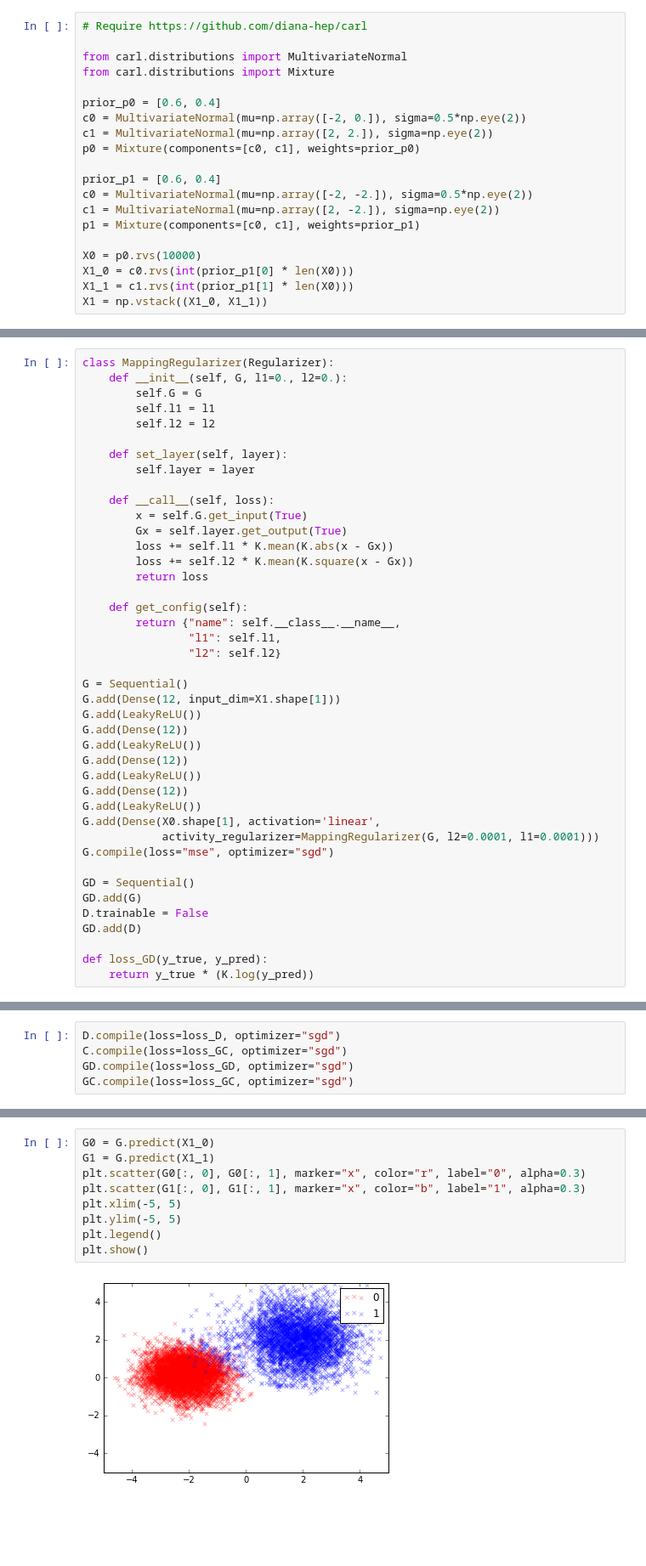
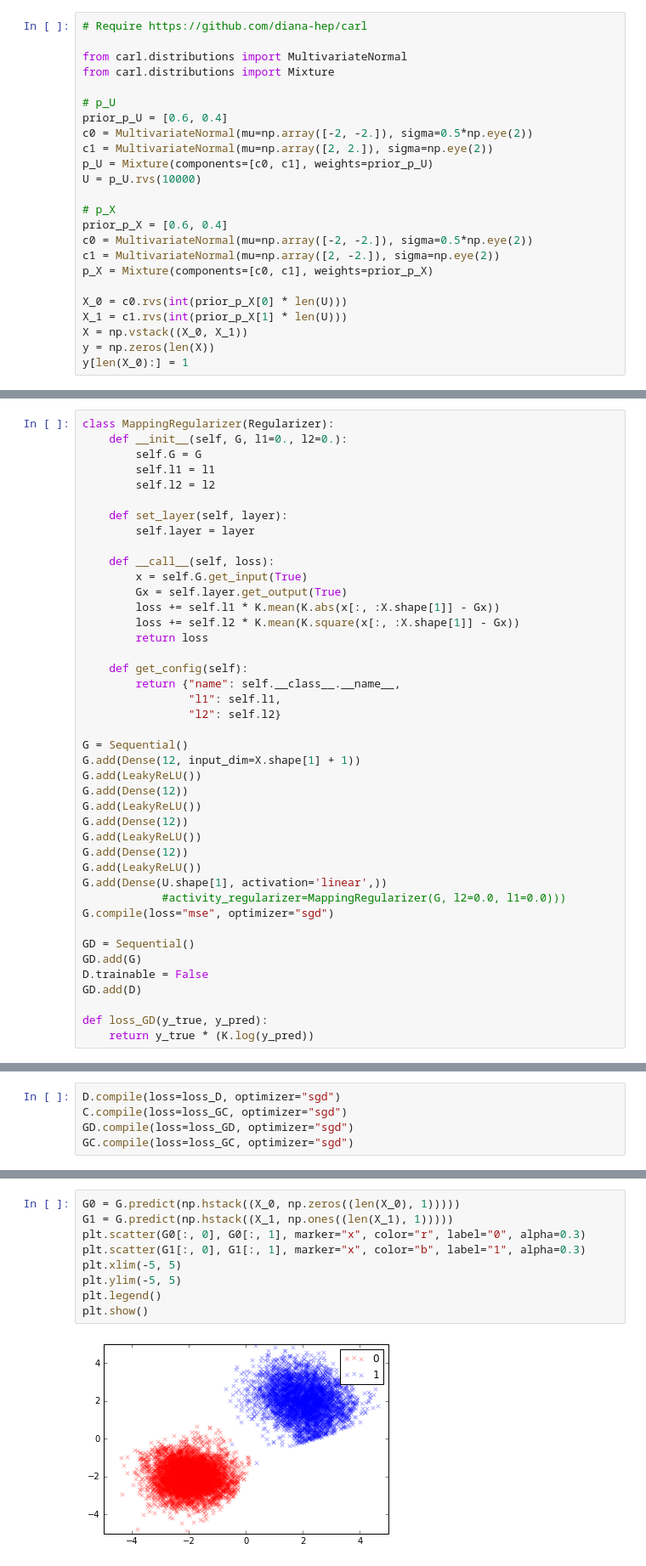
Before and after one commit to ankitshah009/paper-learning-to-transfer-adversarial-networks, a Jupyter notebook: code/Transformer networks.ipynb, the cells around one changed output, grey strips where cells are left out. Shown at 85% size. Saved outputs shown, nothing was run; the diff lists cells and outputs as text; blank space fills up the shorter version.

```diff
--- a/code/Transformer networks.ipynb
+++ b/code/Transformer networks.ipynb
@@ -13,20 +14,24 @@ import numpy as np
 from carl.distributions import MultivariateNormal
 from carl.distributions import Mixture
 
-prior_p0 = [0.6, 0.4]
-c0 = MultivariateNormal(mu=np.array([-2, 0.]), sigma=0.5*np.eye(2))
+# p_U
+prior_p_U = [0.6, 0.4]
+c0 = MultivariateNormal(mu=np.array([-2, -2.]), sigma=0.5*np.eye(2))
 c1 = MultivariateNormal(mu=np.array([2, 2.]), sigma=np.eye(2))
-p0 = Mixture(components=[c0, c1], weights=prior_p0)
+p_U = Mixture(components=[c0, c1], weights=prior_p_U)
+U = p_U.rvs(10000)
 
-prior_p1 = [0.6, 0.4]
+# p_X
+prior_p_X = [0.6, 0.4]
 c0 = MultivariateNormal(mu=np.array([-2, -2.]), sigma=0.5*np.eye(2))
 c1 = MultivariateNormal(mu=np.array([2, -2.]), sigma=np.eye(2))
-p1 = Mixture(components=[c0, c1], weights=prior_p1)
+p_X = Mixture(components=[c0, c1], weights=prior_p_X)
 
-X0 = p0.rvs(10000)
-X1_0 = c0.rvs(int(prior_p1[0] * len(X0)))
-X1_1 = c1.rvs(int(prior_p1[1] * len(X0)))
-X1 = np.vstack((X1_0, X1_1))
+X_0 = c0.rvs(int(prior_p_X[0] * len(U)))
+X_1 = c1.rvs(int(prior_p_X[1] * len(U)))
+X = np.vstack((X_0, X_1))
+y = np.zeros(len(X))
+y[len(X_0):] = 1
 # %%
 import keras.backend as K
 from keras.callbacks import Callback
@@ -70,8 +75,8 @@ class MappingRegularizer(Regularizer):
     def __call__(self, loss):
         x = self.G.get_input(True)
         Gx = self.layer.get_output(True)
-        loss += self.l1 * K.mean(K.abs(x - Gx))
-        loss += self.l2 * K.mean(K.square(x - Gx))
+        loss += self.l1 * K.mean(K.abs(x[:, :X.shape[1]] - Gx))
+        loss += self.l2 * K.mean(K.square(x[:, :X.shape[1]] - Gx))
         return loss
 
     def get_config(self):
@@ -80,7 +85,7 @@ class MappingRegularizer(Regularizer):
                 "l2": self.l2}
 
 G = Sequential()
-G.add(Dense(12, input_dim=X1.shape[1]))
+G.add(Dense(12, input_dim=X.shape[1] + 1))
 G.add(LeakyReLU())
 G.add(Dense(12))
 G.add(LeakyReLU())
@@ -88,8 +93,8 @@ G.add(Dense(12))
 G.add(LeakyReLU())
 G.add(Dense(12))
 G.add(LeakyReLU())
-G.add(Dense(X0.shape[1], activation='linear',
-            activity_regularizer=MappingRegularizer(G, l2=0.0001, l1=0.0001)))
+G.add(Dense(U.shape[1], activation='linear',))
+            #activity_regularizer=MappingRegularizer(G, l2=0.0, l1=0.0)))
 G.compile(loss="mse", optimizer="sgd")
 
 GD = Sequential()
@@ -243,13 +269,13 @@ plot_transform(G, X0, X1)
 # %%
-G0 = G.predict(X1_0)
-G1 = G.predict(X1_1)
+G0 = G.predict(np.hstack((X_0, np.zeros((len(X_0), 1)))))
+G1 = G.predict(np.hstack((X_1, np.ones((len(X_1), 1)))))
 plt.scatter(G0[:, 0], G0[:, 1], marker="x", color="r", label="0", alpha=0.3)
 plt.scatter(G1[:, 0], G1[:, 1], marker="x", color="b", label="1", alpha=0.3)
 plt.xlim(-5, 5)
 plt.ylim(-5, 5)
 plt.legend()
 plt.show()
 # %% [output]
-[figure, old version]
+[figure, new version]
 # %%
 # XXX: Should evaluate on validation instead!
```
Also changed, not shown: parts of 16 cells of this notebook.
